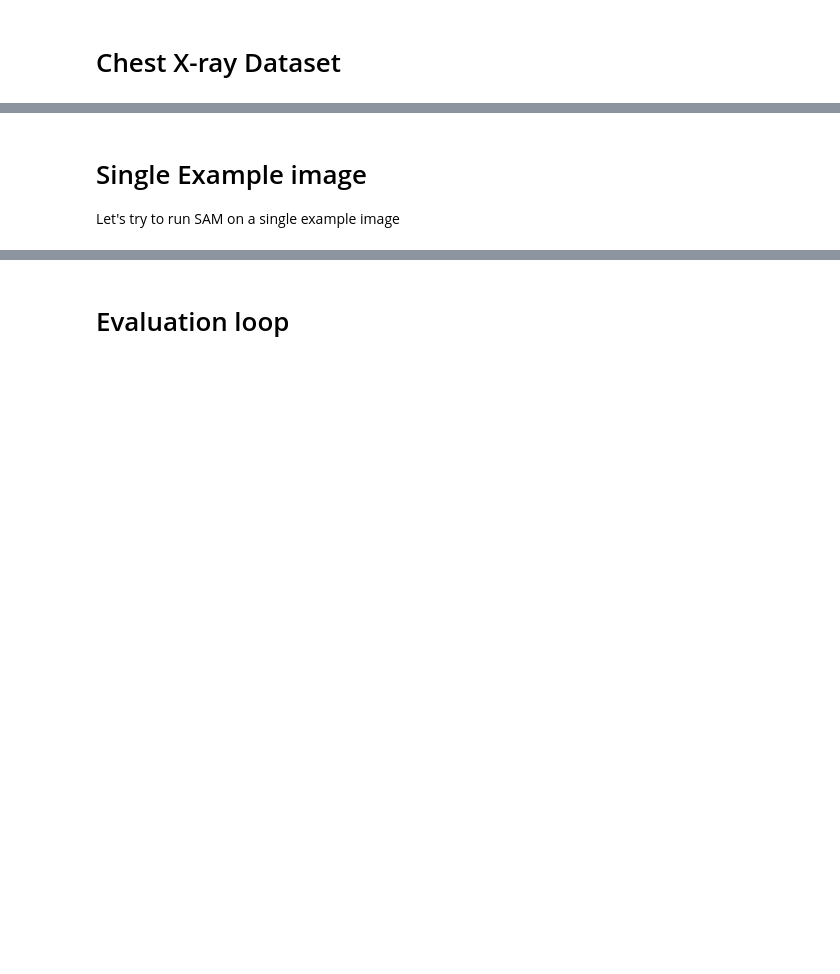
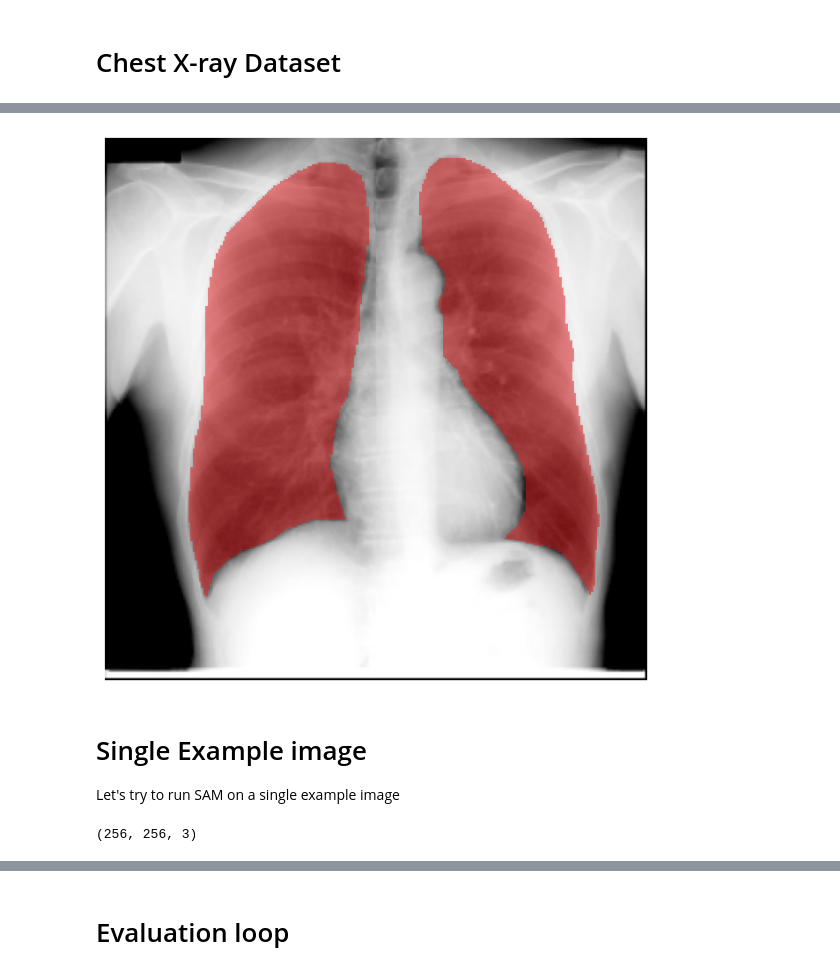
Before and after one commit to tdh424/DL-MR-GREEN, a Jupyter notebook: Assignment 3/Handin/sam_lung_xrays_1.ipynb, the cells around one changed output, grey strips where cells are left out. Saved outputs shown, nothing was run; the diff lists cells and outputs as text; code cells hidden in the pictures; blank space fills up the shorter version.

```diff
--- a/Assignment 3/Handin/sam_lung_xrays_1.ipynb
+++ b/Assignment 3/Handin/sam_lung_xrays_1.ipynb
@@ -164,30 +170,83 @@ def map_interval(image, from_min, from_max, to_min, to_max):
 # %%
 # Load train/val/test data
 x_train, y_train, x_val, y_val, x_test, y_test = load_npz_dataset(data_fn)
 
 # TODO:
 # Bring images into the correct format for SAM:
 # Image shape: (N, H, W, C=3)
 # Mask shape: (N, H, W)
 # Values: [0, 255] (uint8)
 
 # YOUR CODE HERE
+# Convert images and masks to SAM expected format
+def to_sam_image(x):
+    # x can be (N,H,W), (N,H,W,1), or already (N,H,W,3)
+    if x is None:
+        return None
+
+    # Remove singleton channel if present
+    if x.ndim == 4 and x.shape[-1] == 1:
+        x = x[..., 0]  # (N,H,W)
+
+    # Convert grayscale to RGB
+    if x.ndim == 3:
+        x = np.repeat(x[..., None], 3, axis=-1)  # (N,H,W,3)
+
+    # Scale to [0,255] uint8
+    x = x.astype(np.float32)
+
+    # Common cases: images already in [0,255], or normalized to [0,1], or arbitrary float range
+    x_min = float(np.min(x))
+    x_max = float(np.max(x))
+
+    if x_max <= 1.0 and x_min >= 0.0:
+        x = x * 255.0
+    elif not (0.0 <= x_min and x_max <= 255.0):
+        x = map_interval(x, x_min, x_max, 0.0, 255.0)
+
+    x = np.clip(x, 0.0, 255.0).astype(np.uint8)
+    return x
+
+
+def to_sam_mask(y):
+    # y can be (N,H,W), (N,H,W,1) and might be float or uint8
+    if y is None:
+        return None
+
+    if y.ndim == 4 and y.shape[-1] == 1:
+        y = y[..., 0]
+
+    # Ensure binary mask {0,1} as uint8
+    y = (y > 0).astype(np.uint8)
+    return y
+
+
+x_train = to_sam_image(x_train)
+x_val   = to_sam_image(x_val)
+x_test  = to_sam_image(x_test)
+
+y_train = to_sam_mask(y_train)
+y_val   = to_sam_mask(y_val)
+y_test  = to_sam_mask(y_test)
+
 
 # your data should pass the following asserts
 assert x_train.shape == (112, 256, 256, 3)
 assert y_train.shape == (112, 256, 256)
 assert x_val.shape == (12, 256, 256, 3)
 assert y_val.shape == (12, 256, 256)
 assert x_test.shape == (123, 256, 256, 3)
 assert y_test.shape == (123, 256, 256)
 
 assert x_train.dtype == y_train.dtype == np.uint8
 assert np.min(x_train) == 0
 assert np.max(x_train) == 255
 
 # Plot an example
 fig, ax = plot_image_with_segmentation(x_train[0], y_train[0])
 plt.show()
+# %% [output]
+[figure, added]
 # %% [markdown]
 # Single Example image
 
@@ -195,8 +254,19 @@ Let's try to run SAM on a single example image
 # %%
 example_img, example_mask = x_train[0], y_train[0]
 
-input_points = None # TODO: Pick apropriate input points,
-input_label = None # TODO: Pick apropriate input labels
+predictor.set_image(example_img)
+
+H, W = example_img.shape[:2]
+
+input_points = np.array([
+    [int(0.32 * W), int(0.55 * H)],  # left lung
+    [int(0.68 * W), int(0.55 * H)],  # right lung
+    [int(0.50 * W), int(0.12 * H)],  # negative point near top center
+])
+
+input_label = np.array([1, 1, 0])  # 1 = foreground, 0 = background
 
 example_img.shape
+# %% [output]
+(256, 256, 3)
 # %%
```
Also changed, not shown: parts of 7 cells of this notebook, 7 other files.
